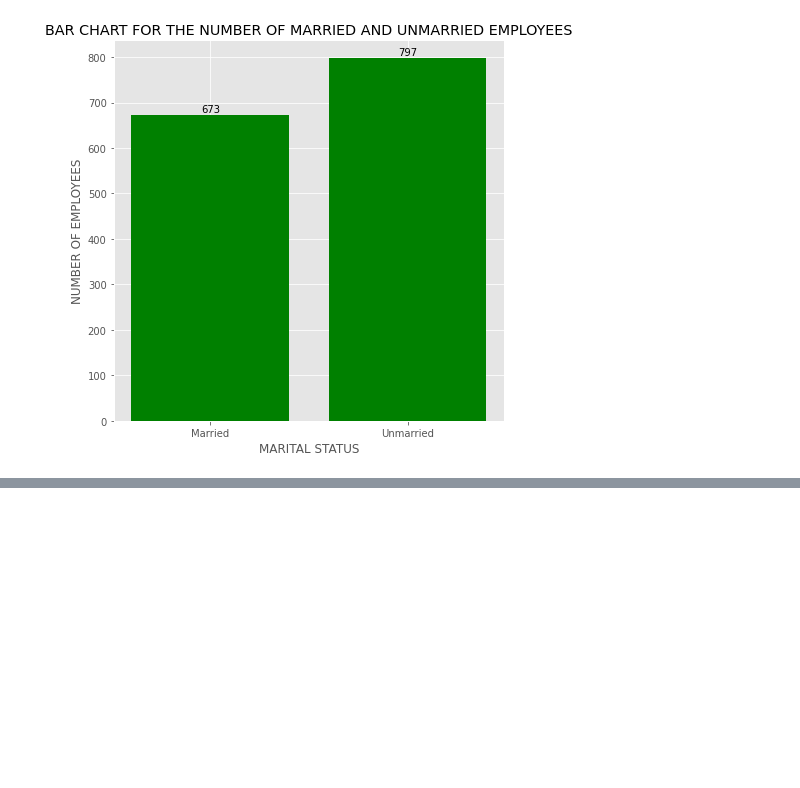
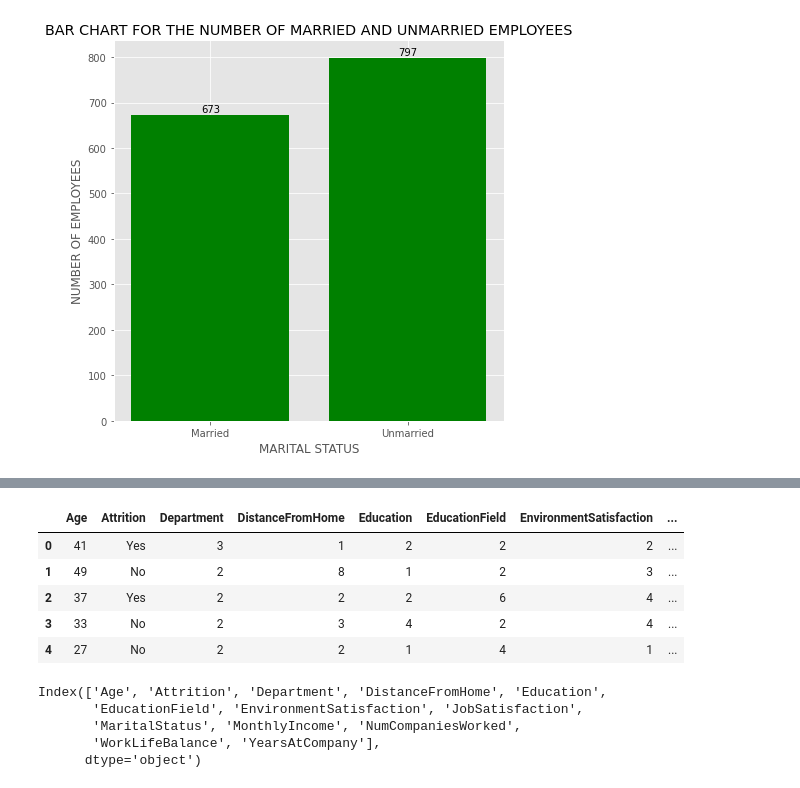
Before and after one commit to moyin0luwa/IBM-Attrition-Data, a Jupyter notebook: IBM-Attrition-Data.ipynb, the cells around one changed output, grey strips where cells are left out. Cells and saved outputs as stored; diff of their text form; code cells hidden in the pictures; blank space fills up the shorter version.

```diff
--- a/IBM-Attrition-Data.ipynb
+++ b/IBM-Attrition-Data.ipynb
@@ -186,0 +233,60 @@ plt.show()
+# %%
+# Conveting text labels into numerical labels
+def educatonField(value):
+    if value == 'Human Resources':
+        return 1
+    elif value == 'Life Sciences':
+        return 2
+    elif value == 'Marketing':
+        return 3
+    elif value == 'Medical':
+        return 4
+    elif value == 'Technical Degree':
+        return 5
+    else:
+        return 6
+
+
+df_attrition_data['EducationField'] = df_attrition_data['EducationField'].apply(
+    educatonField)
+# %%
+def maritalStatus(value):
+    if value == 'Divorced':
+        return 1
+    elif value == 'Married':
+        return 2
+    elif value == 'Single':
+        return 3
+
+
+df_attrition_data['MaritalStatus'] = df_attrition_data['MaritalStatus'].apply(
+    maritalStatus)
+# %%
+def department(value):
+    if value == 'Human Resources':
+        return 1
+    elif value == 'Research & Development':
+        return 2
+    elif value == 'Sales':
+        return 3
+
+
+df_attrition_data['Department'] = df_attrition_data['Department'].apply(
+    department)
+# %%
+df_attrition_data.head()
+# %% [output]
+|  | Age | Attrition | Department | DistanceFromHome | Education | EducationField | EnvironmentSatisfaction | ... |
+| 0 | 41 | Yes | 3 | 1 | 2 | 2 | 2 | ... |
+| 1 | 49 | No | 2 | 8 | 1 | 2 | 3 | ... |
+| 2 | 37 | Yes | 2 | 2 | 2 | 6 | 4 | ... |
+| 3 | 33 | No | 2 | 3 | 4 | 2 | 4 | ... |
+| 4 | 27 | No | 2 | 2 | 1 | 4 | 1 | ... |
+# %%
+df_attrition_data.columns
+# %% [output]
+Index(['Age', 'Attrition', 'Department', 'DistanceFromHome', 'Education',
+       'EducationField', 'EnvironmentSatisfaction', 'JobSatisfaction',
+       'MaritalStatus', 'MonthlyIncome', 'NumCompaniesWorked',
+       'WorkLifeBalance', 'YearsAtCompany'],
+      dtype='object')
```
Also changed, not shown: parts of 14 cells of this notebook.
